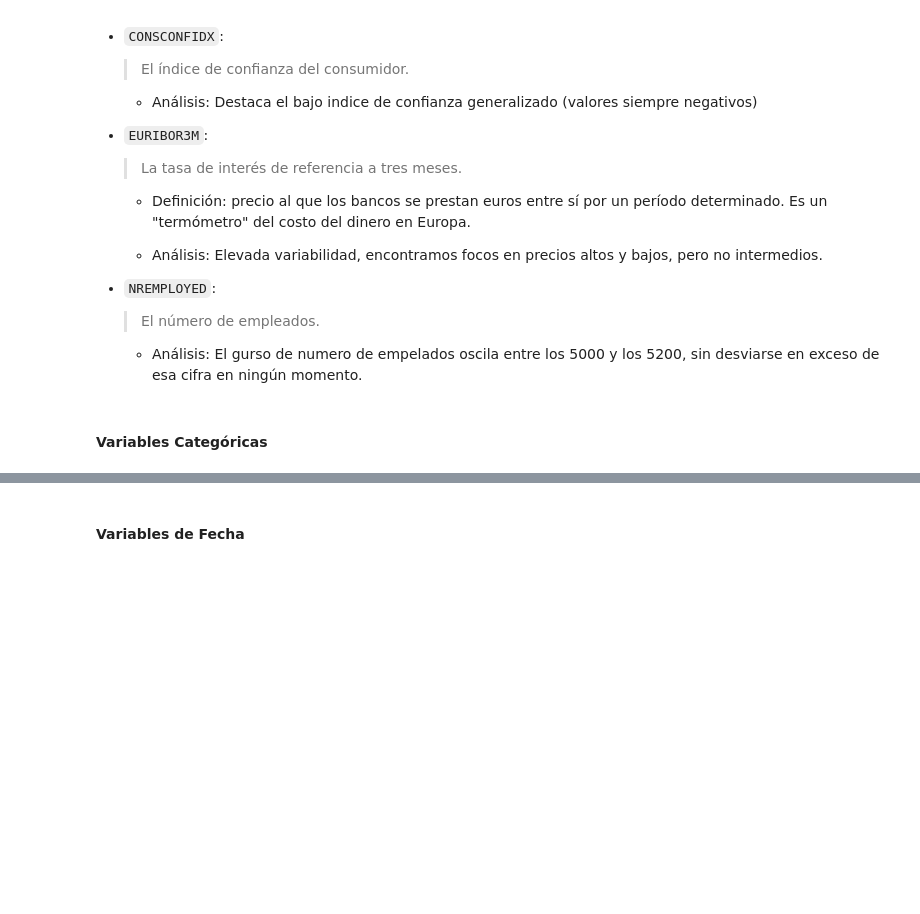
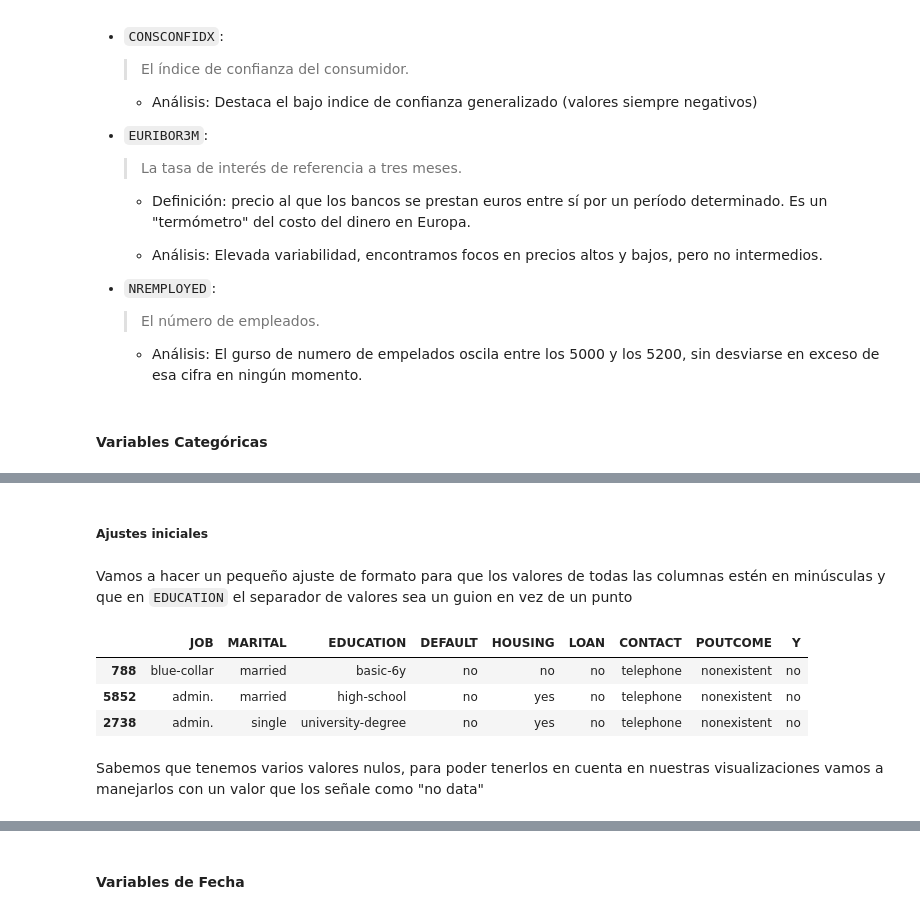
Before and after one commit to PalomaDA/DataProyect_EDA_Python, a Jupyter notebook: 01-analisis_inicial.ipynb, the cells around one changed output, grey strips where cells are left out. Saved outputs shown, nothing was run; the diff lists cells and outputs as text; code cells hidden in the pictures; blank space fills up the shorter version.

```diff
--- a/01-analisis_inicial.ipynb
+++ b/01-analisis_inicial.ipynb
@@ -371,0 +424,4 @@ for col in num_bank:
+# %% [markdown]
+##### Ajustes iniciales
+# %% [markdown]
+Vamos a hacer un pequeño ajuste de formato para que los valores de todas las columnas estén en minúsculas y que en `EDUCATION` el separador de valores sea un guion en vez de un punto
@@ -371,0 +435,10 @@ for col in num_bank:
+# %%
+# Y comprobamos que nuestros cambios se han realizado correctamente
+df_bank[cat_bank].sample(3)
+# %% [output]
+|  | JOB | MARITAL | EDUCATION | DEFAULT | HOUSING | LOAN | CONTACT | POUTCOME | Y |
+| 788 | blue-collar | married | basic-6y | no | no | no | telephone | nonexistent | no |
+| 5852 | admin. | married | high-school | no | yes | no | telephone | nonexistent | no |
+| 2738 | admin. | single | university-degree | no | yes | no | telephone | nonexistent | no |
+# %% [markdown]
+Sabemos que tenemos varios valores nulos, para poder tenerlos en cuenta en nuestras visualizaciones vamos a manejarlos con un valor que los señale como "no data"
```
Also changed, not shown: parts of 20 cells of this notebook.
